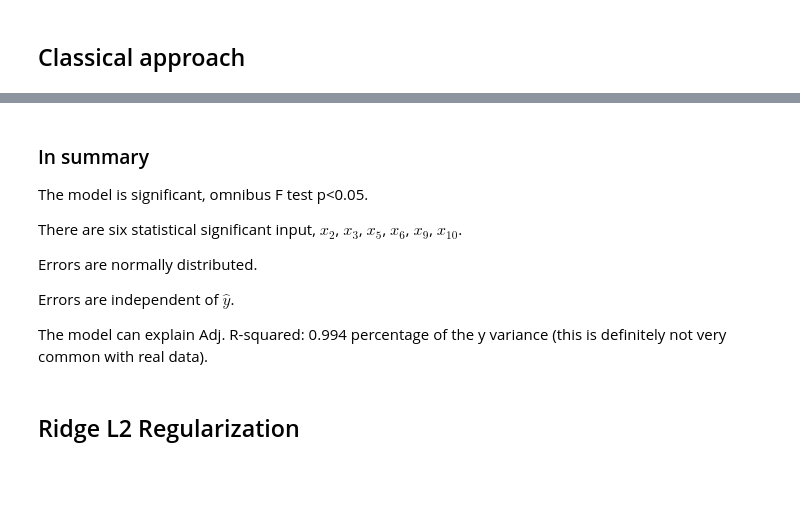
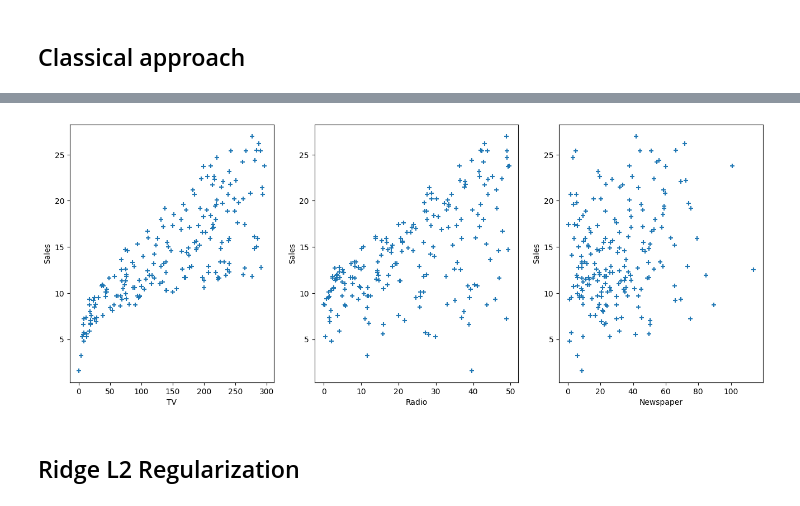
Before and after one commit to hellojohnkim/mmai2024, a Jupyter notebook: mmai863 - math for AI/MMAI 863 - Class 4 Assignment Linear Regression - John Kim - 23mvd1.ipynb, the cells around one changed output, grey strips where cells are left out. Cells and saved outputs as stored; diff of their text form; code cells hidden in the pictures; blank space fills up the shorter version.

```diff
--- a/mmai863 - math for AI/MMAI 863 - Class 4 Assignment Linear Regression - John Kim - 23mvd1.ipynb
+++ b/mmai863 - math for AI/MMAI 863 - Class 4 Assignment Linear Regression - John Kim - 23mvd1.ipynb
@@ -25,0 +39,3 @@ https://scikit-learn.org/stable/modules/generated/sklearn.datasets.make_regressi
+# %%
+df = pd.read_csv("Advertising.csv", index_col=0)
+df.head()
@@ -176,14 +136,23 @@ plt.show()
-# %% [markdown]
-### In summary
-
-The model is significant, omnibus F test p<0.05.
-
-There are six statistical significant input, $x_2$, $x_3$, $x_5$, $x_6$, $x_9$, $x_{10}$.
-
-Errors are normally distributed.
-
-Errors are independent of $\hat y$.
-
-The model can explain Adj. R-squared: 0.994 percentage of the y variance (this is definitely not very common with real data).
+# %%
+fig, axes = plt.subplots(1,3,figsize=(16,6))
+
+plt.subplot(1,3,1)
+plt.scatter(df['TV'],y,marker= '+')
+plt.xlabel("TV")
+plt.ylabel("Sales")
+
+plt.subplot(1,3,2)
+plt.scatter(df['radio'],y,marker= '+')
+plt.xlabel("Radio")
+plt.ylabel("Sales")
+
+plt.subplot(1,3,3)
+plt.scatter(df['newspaper'],y,marker= '+')
+plt.xlabel("Newspaper")
+plt.ylabel("Sales")
+
+plt.show()
+# %% [output]
+[figure, added]
 # %% [markdown]
 ## Ridge L2 Regularization
```
Also changed, not shown: parts of 29 cells of this notebook.
